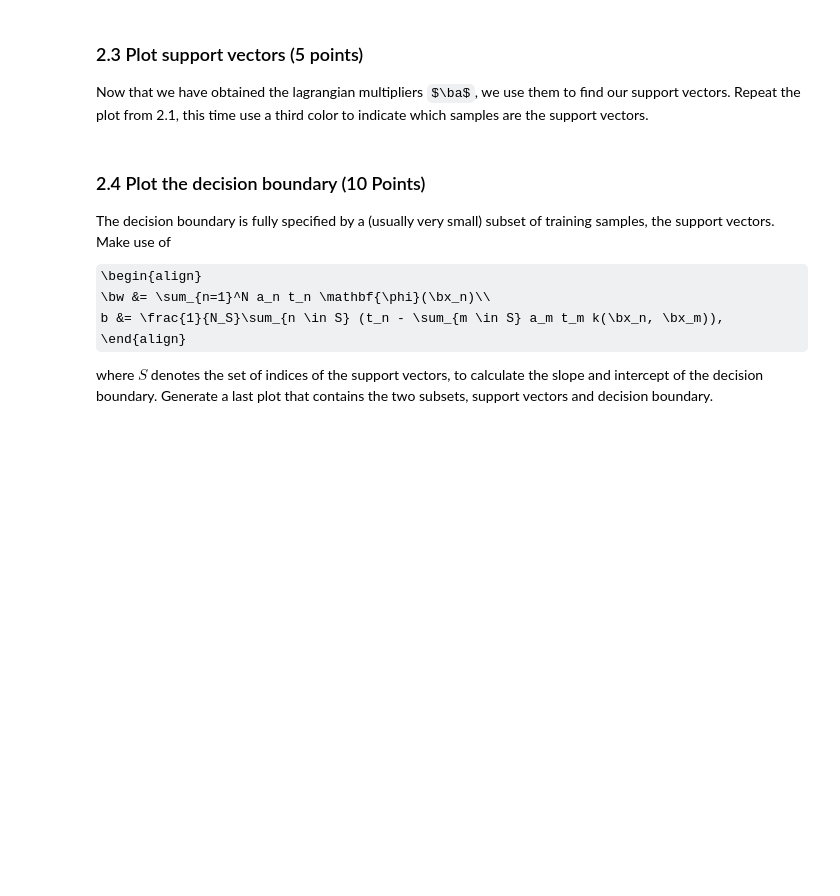
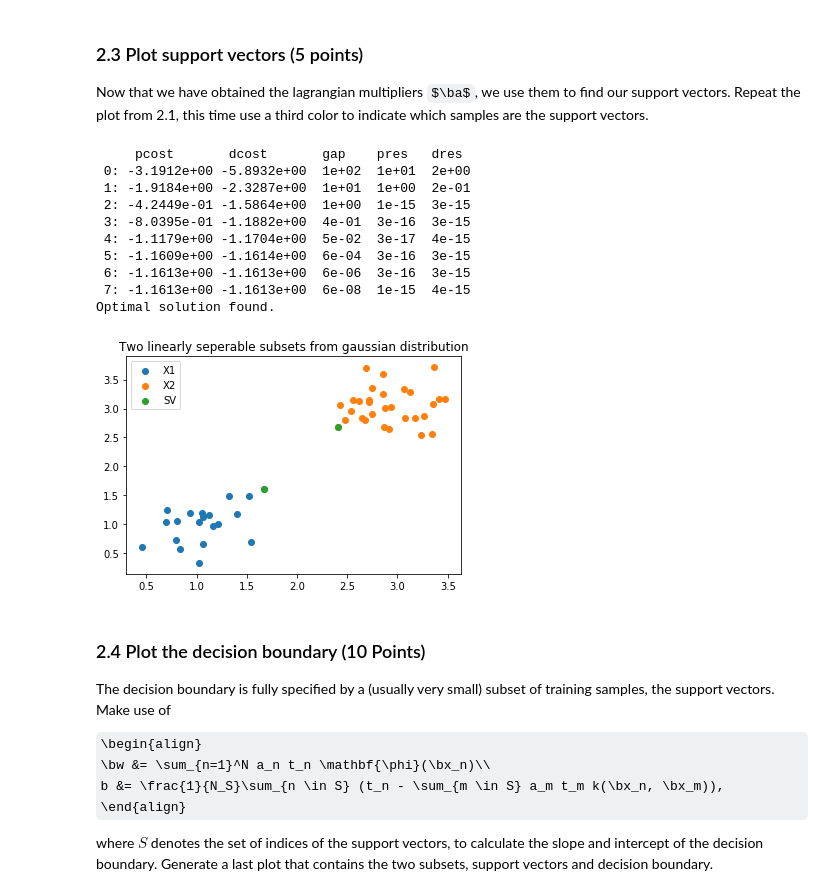
Before and after one commit to jurrew27/machine-learning, a Jupyter notebook: 11252138_10580476_lab3.ipynb, the cells around one changed output. Cells and saved outputs as stored; diff of their text form; code cells hidden in the pictures; some formulas as TeX source; blank space fills up the shorter version.

```diff
--- a/11252138_10580476_lab3.ipynb
+++ b/11252138_10580476_lab3.ipynb
@@ -440,7 +441,7 @@ def create_X_and_t(X1, X2):
 
     # Combine data
     X_test = np.concatenate([X1, X2])
-    t_test = np.concatenate([labels1, labels2])
+    t_test = np.concatenate([labels1, labels2]) * 1.0
 
     return X_test, t_test
 # %%
@@ -488,7 +489,8 @@ This takes the form of a quadratic programming problem in which we optimize a qu
 a) (5 points) In this example we will use a linear kernel $k(\bx, \bx') = \bx^T\bx'$. Write a function `computeK(X)` that computes the kernel matrix $K$ for the 2D dataset $X$.
 # %%
 def computeK(X):
-    return X.dot(X.T)
+#     return X.dot(X.T)
+    return np.dot(X, X.T)
 # %%
 dim = 2
 N_test = 3
@@ -572,3 +551,20 @@ assert a_test.shape == (N_test, 1)
+# %%
+import cvxopt
+
+def compute_multipliers(X, t):
+    t = t.reshape(-1, 1)
+    K = computeK(X)
+    K_prime = np.multiply(np.dot(t, t.T), K)
+
+    P = cvxopt.matrix(K_prime)
+    q = cvxopt.matrix(-1 * np.ones((len(X), 1)))
+    G = cvxopt.matrix(-1 * np.identity(len(X)))
+    h = cvxopt.matrix(np.zeros((len(X),1)))
+    A = cvxopt.matrix(t.T)
+    b = cvxopt.matrix(np.zeros((1,)))
+    sol = cvxopt.solvers.qp(P, q, G, h, A, b)
+    a = np.array(sol['x'])
+    return a
 # %%
 ### Test your function
 dim = 2
@@ -588,3 +590,26 @@ raise NotImplementedError()
+# %%
+X_test, t_test = create_X_and_t(subset1, subset2)
+a = compute_multipliers(X_test, t_test).squeeze()
+svs = a > 1e-3
+
+plt.title("Two linearly seperable subsets from gaussian distribution")
+plt.scatter(subset1[:,0], subset1[:,1], label='X1')
+plt.scatter(subset2[:,0], subset2[:,1], label='X2')
+plt.scatter(X_test[svs, 0], X_test[svs, 1], label='SV')
+plt.legend()
+plt.show()
+# %% [output]
+     pcost       dcost       gap    pres   dres
+ 0: -3.1912e+00 -5.8932e+00  1e+02  1e+01  2e+00
+ 1: -1.9184e+00 -2.3287e+00  1e+01  1e+00  2e-01
+ 2: -4.2449e-01 -1.5864e+00  1e+00  1e-15  3e-15
+ 3: -8.0395e-01 -1.1882e+00  4e-01  3e-16  3e-15
+ 4: -1.1179e+00 -1.1704e+00  5e-02  3e-17  4e-15
+ 5: -1.1609e+00 -1.1614e+00  6e-04  3e-16  3e-15
+ 6: -1.1613e+00 -1.1613e+00  6e-06  3e-16  3e-15
+ 7: -1.1613e+00 -1.1613e+00  6e-08  1e-15  4e-15
+Optimal solution found.
+[figure, added]
 # %% [markdown]
 ### 2.4 Plot the decision boundary (10 Points)
 The decision boundary is fully specified by a (usually very small) subset of training samples, the support vectors. Make use of
```
Also changed, not shown: parts of 10 cells of this notebook.
